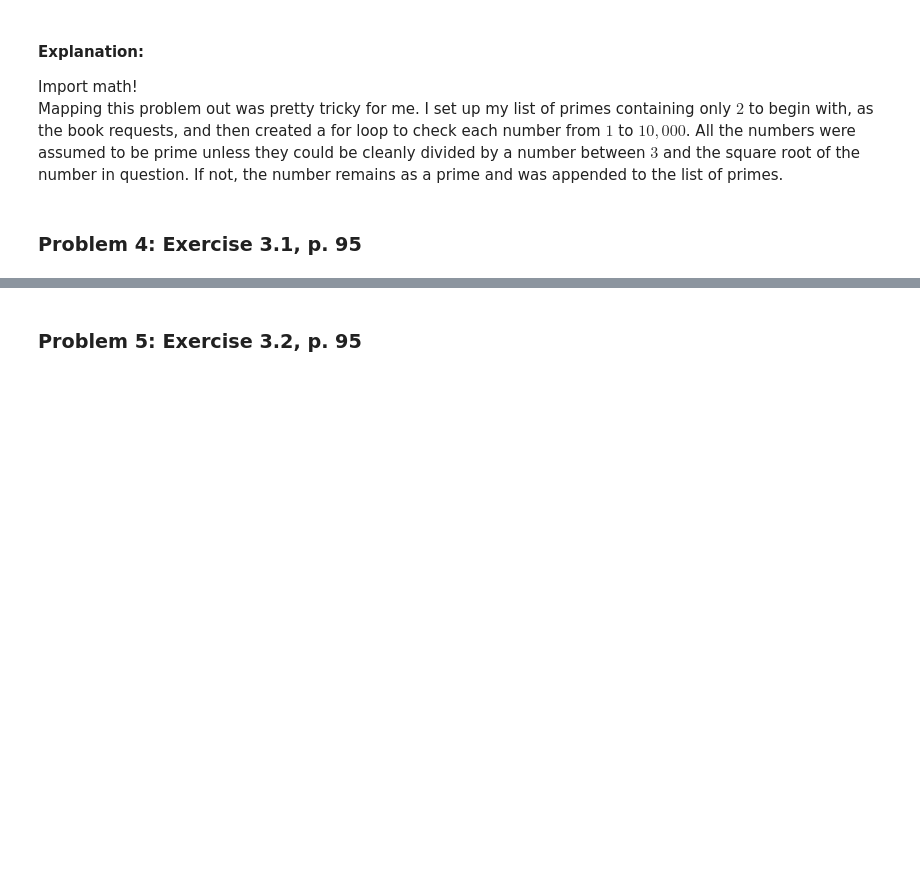
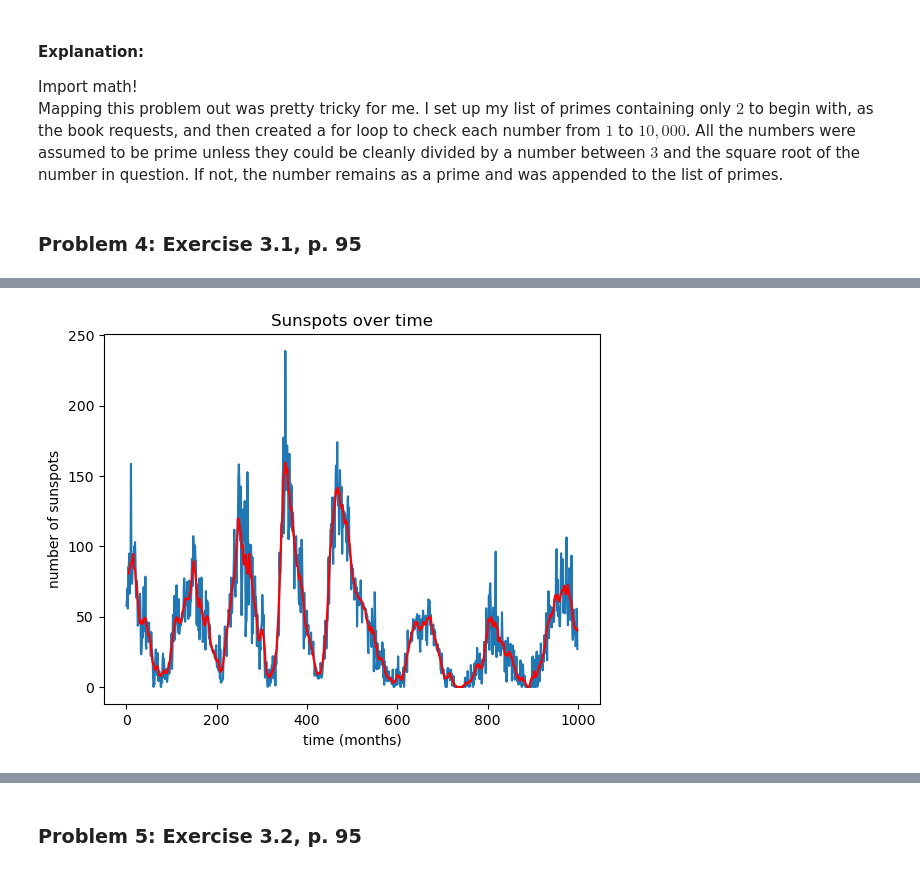
Before and after one commit to LDeGroot-Wooster/CompPhys26, a Jupyter notebook: General/Homework02_KristenTownsend.ipynb, the cells around one changed output, grey strips where cells are left out. Cells and saved outputs as stored; diff of their text form; code cells hidden in the pictures; blank space fills up the shorter version.

```diff
--- a/General/Homework02_KristenTownsend.ipynb
+++ b/General/Homework02_KristenTownsend.ipynb
@@ -159,2 +163,49 @@ plt.show()
+# %%
+# part (c)
+sun_data = np.loadtxt("sunspots.txt", float)
+
+# extract data, only first 1000
+N = 1000 #limits how many points are graphed
+time = sun_data[:N,0] #months
+num_spots = sun_data[:N,1] # number of sunspots
+
+#plot it
+plt.plot(time, num_spots) #takes x,y as an argument
+
+# finding the running average
+r = 5 # index to each side for average
+
+#initialize array for running average
+avg_sunspots = np.zeros(N, float)
+
+# start and stop point for indexing
+start_index = -r
+end_index = r + 1
+
+for i in range(0,len(num_spots)):
+
+    # slice the list
+    sub_list = num_spots[start_index:end_index]
+
+    # Calculate the average sunspot
+    avg = np.mean(sub_list)
+
+    # plug into array of average sunspots
+    avg_sunspots[i] = avg
+
+    # update to next slot
+    start_index += 1
+    end_index += 1
+
+# plot it
+plt.plot(time, avg_sunspots, c="r")
+
+plt.xlabel("time (months)")
+plt.ylabel("number of sunspots")
+plt.title("Sunspots over time")
+
+plt.show()
+# %% [output]
+[figure, added]
 # %% [markdown]
 #### Explanation:
```
Also changed, not shown: parts of 6 cells of this notebook.
